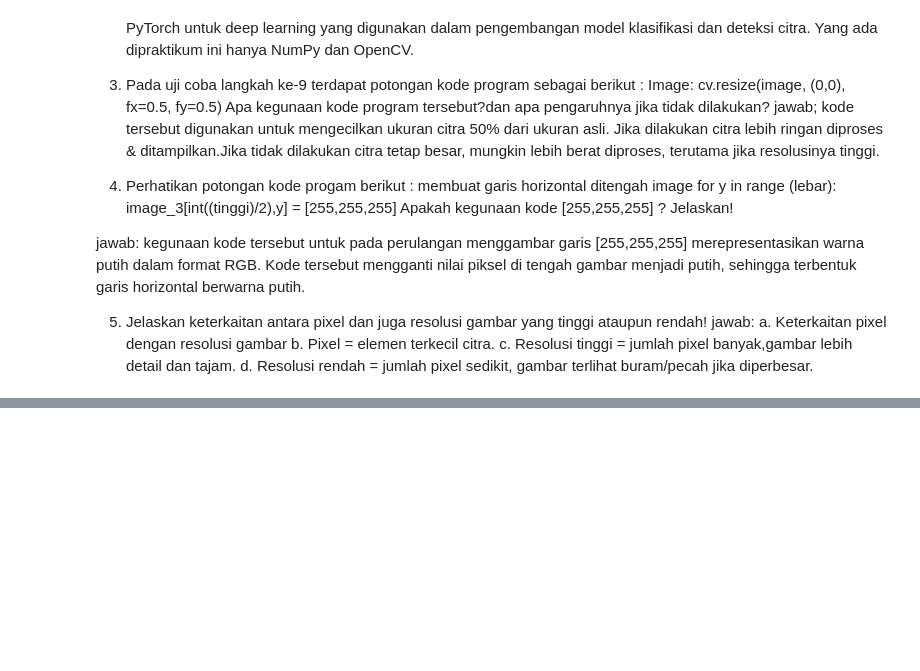
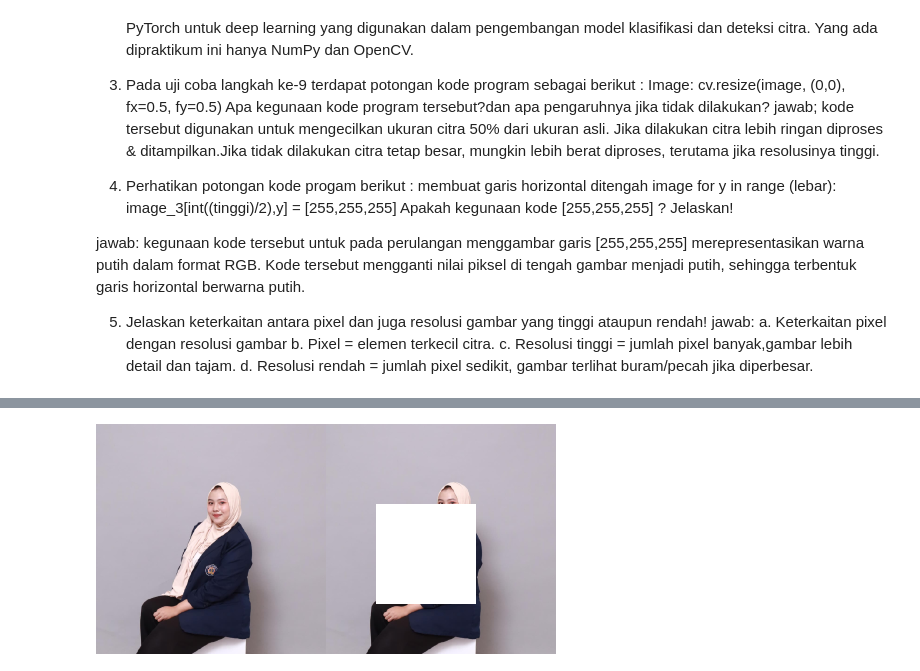
Before and after one commit to sirfara12/PCVK25_3G_26, a Jupyter notebook: week1_26.ipynb, the cells around one changed output, grey strips where cells are left out. Saved outputs shown, nothing was run; the diff lists cells and outputs as text; code cells hidden in the pictures; blank space fills up the shorter version.

```diff
--- a/week1_26.ipynb
+++ b/week1_26.ipynb
@@ -108,0 +164,18 @@ d. Resolusi rendah = jumlah pixel sedikit, gambar terlihat buram/pecah jika dipe
+# %%
+# 4.
+
+# Konversi ke RGB
+image_kotak = cv.cvtColor(image, cv.COLOR_BGR2RGB)
+
+x_awal, y_awal = 50, 80
+x_akhir, y_akhir = x_awal + 100, y_awal + 100
+
+for y in range(y_awal, y_akhir):
+    for x in range(x_awal, x_akhir):
+        image_kotak[y, x] = [255, 255, 255]
+
+image_asli = cv.cvtColor(image, cv.COLOR_BGR2RGB)
+final_frame = cv.hconcat((image_asli, image_kotak))
+cv2_imshow(final_frame)
+# %% [output]
+[figure, added]
```
Also changed, not shown: parts of 4 cells of this notebook.
